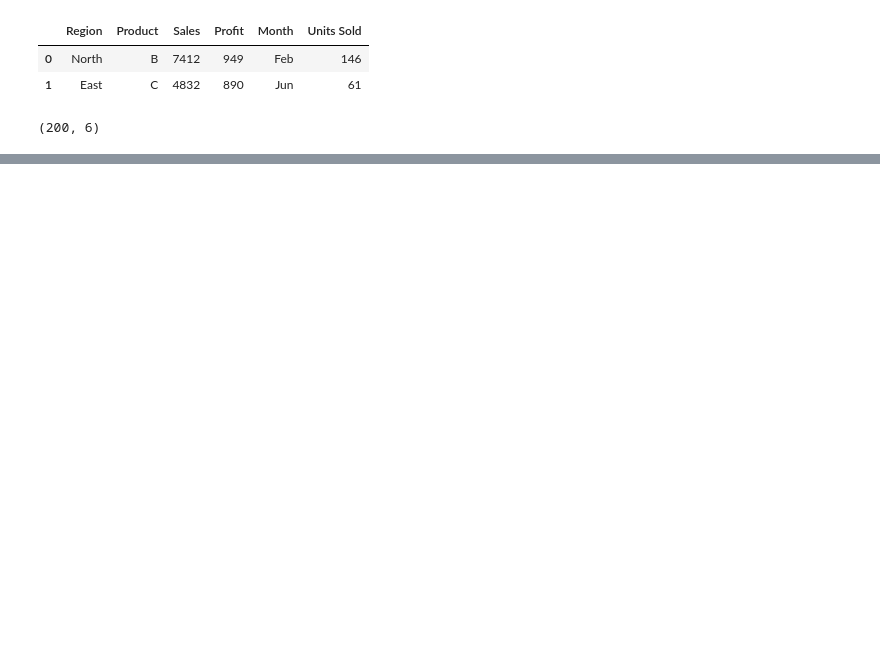
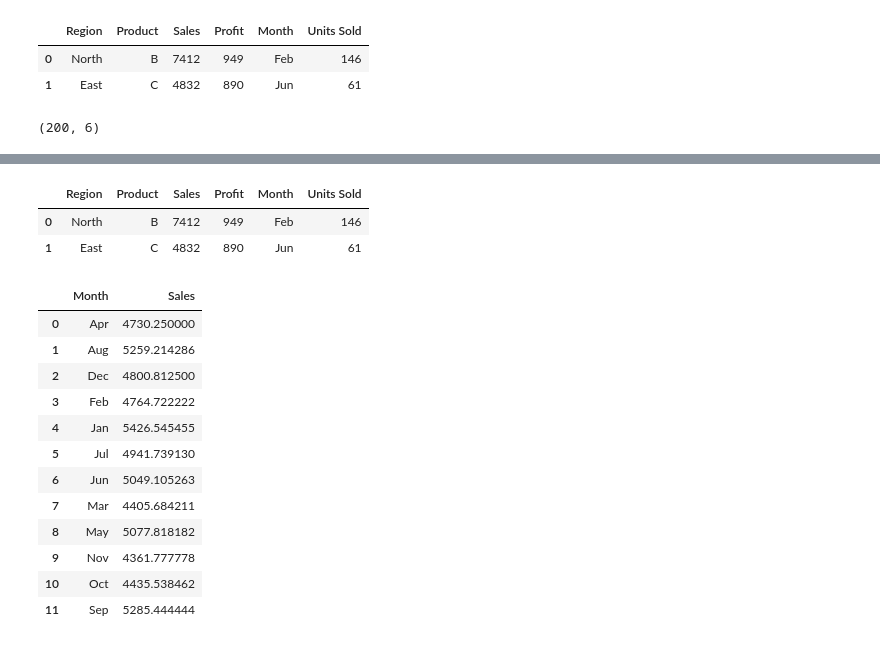
Before and after one commit to Caio-GBrayner/Data_Science_Altair, a Jupyter notebook: altair.ipynb, the cells around one changed output, grey strips where cells are left out. Cells and saved outputs as stored; diff of their text form; code cells hidden in the pictures; blank space fills up the shorter version.

```diff
--- a/altair.ipynb
+++ b/altair.ipynb
@@ -37,3 +37,27 @@ chart = alt.Chart(df).mark_point().encode(
 chart
 # %% [output]
 [interactive output not drawn]
+# %%
+df.head(2)
+# %% [output]
+|  | Region | Product | Sales | Profit | Month | Units Sold |
+| 0 | North | B | 7412 | 949 | Feb | 146 |
+| 1 | East | C | 4832 | 890 | Jun | 61 |
+# %%
+mothly_sales = df.groupby("Month")["Sales"].mean().reset_index()
+# %%
+mothly_sales
+# %% [output]
+|  | Month | Sales |
+| 0 | Apr | 4730.250000 |
+| 1 | Aug | 5259.214286 |
+| 2 | Dec | 4800.812500 |
+| 3 | Feb | 4764.722222 |
+| 4 | Jan | 5426.545455 |
+| 5 | Jul | 4941.739130 |
+| 6 | Jun | 5049.105263 |
+| 7 | Mar | 4405.684211 |
+| 8 | May | 5077.818182 |
+| 9 | Nov | 4361.777778 |
+| 10 | Oct | 4435.538462 |
+| 11 | Sep | 5285.444444 |
```
Also changed, not shown: parts of 4 cells of this notebook.
